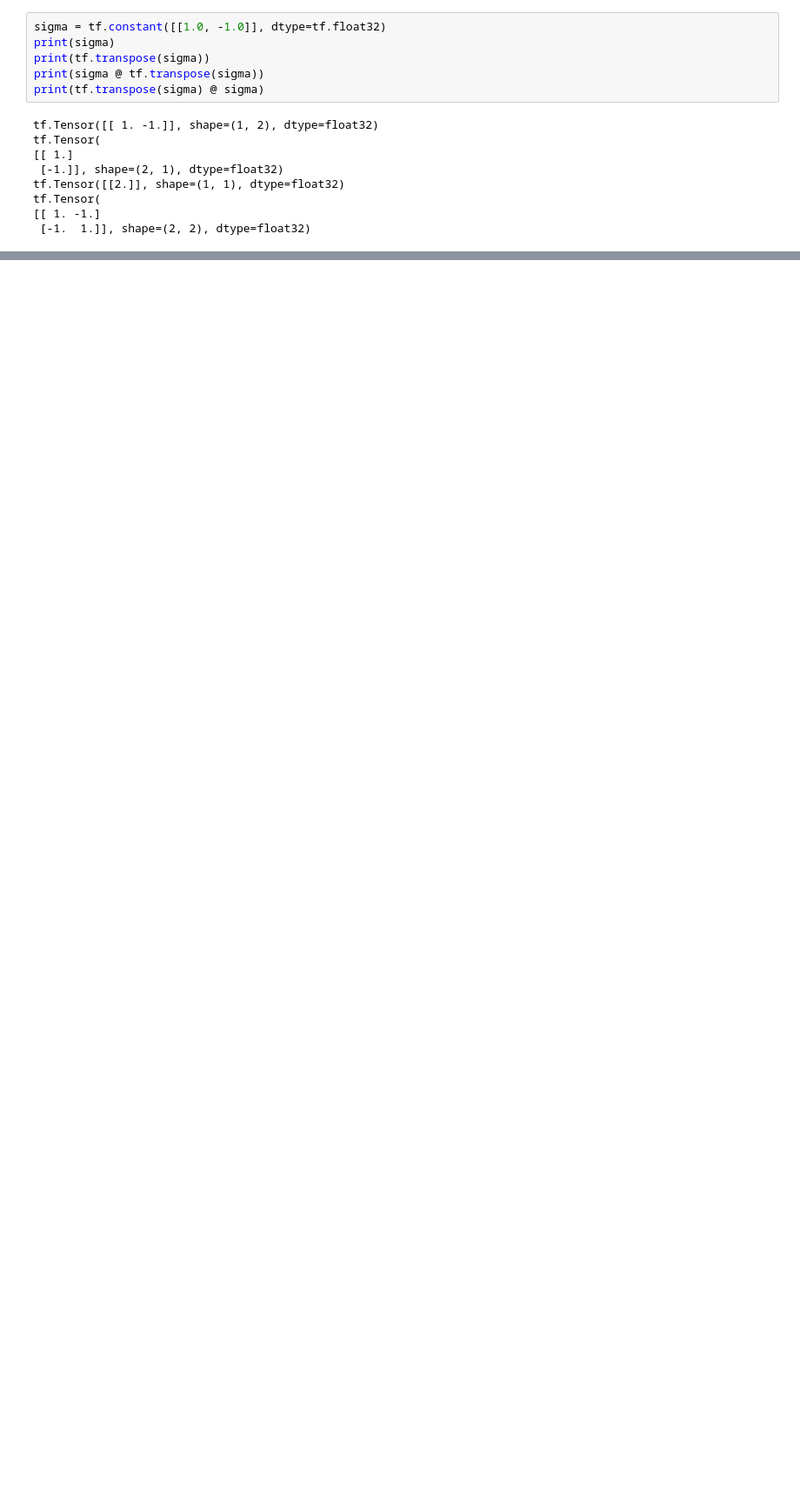
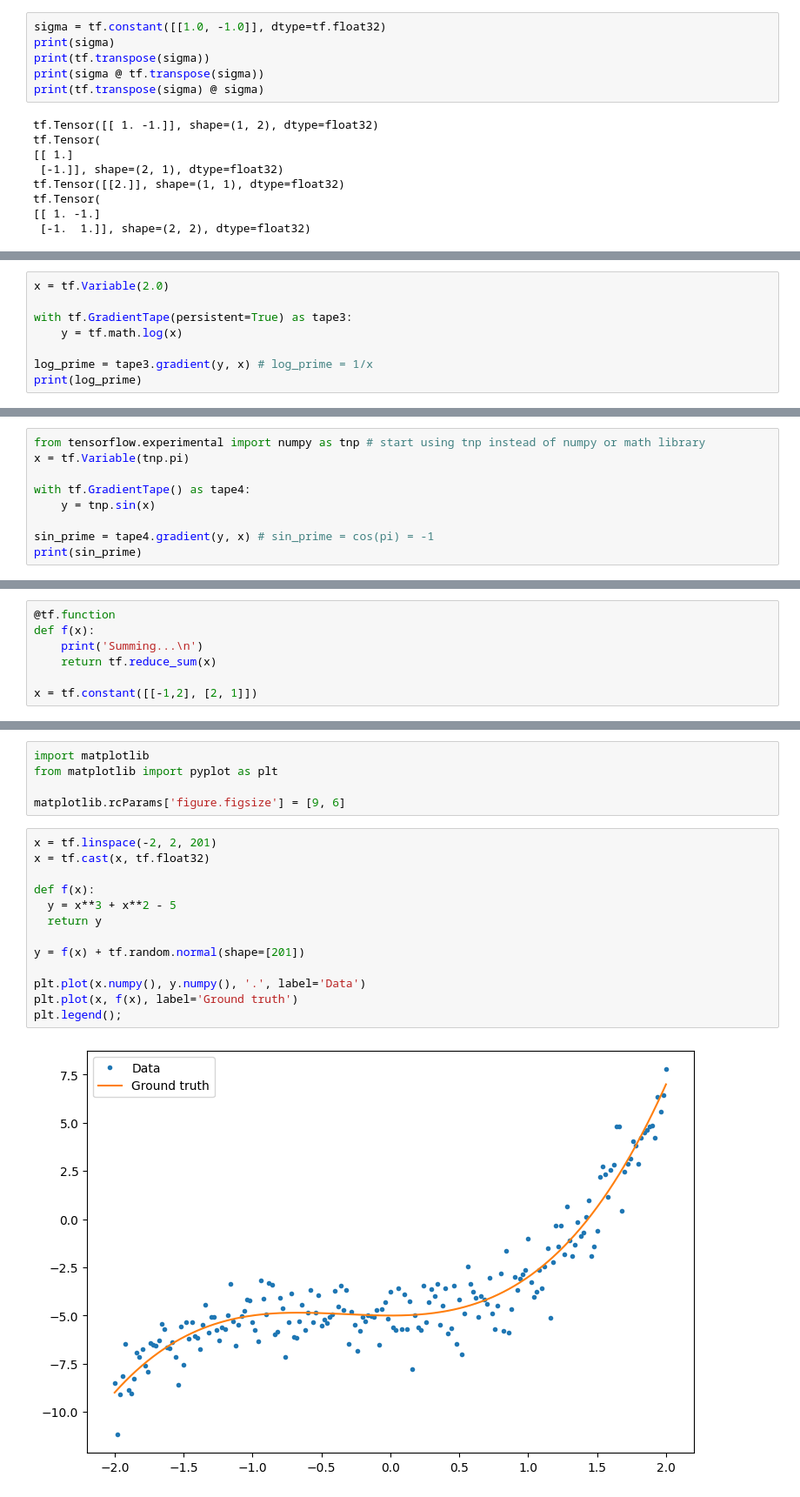
Before and after one commit to Corbanez97/spherical-model, a Jupyter notebook: notebooks/tensor_flow.ipynb, the cells around one changed output, grey strips where cells are left out. Shown: that part at 87% size. Cells and saved outputs as stored; diff of their text form; blank space fills up the shorter version.

Commit message:
TensorFlow study

```diff
--- a/notebooks/tensor_flow.ipynb
+++ b/notebooks/tensor_flow.ipynb
@@ -84,0 +190,8 @@ tf.config.list_physical_devices('GPU')
+# %%
+x = tf.Variable(2.0)
+
+with tf.GradientTape(persistent=True) as tape3:
+    y = tf.math.log(x)
+
+log_prime = tape3.gradient(y, x) # log_prime = 1/x
+print(log_prime)
@@ -84,0 +200,9 @@ tf.config.list_physical_devices('GPU')
+# %%
+from tensorflow.experimental import numpy as tnp # start using tnp instead of numpy or math library
+x = tf.Variable(tnp.pi)
+
+with tf.GradientTape() as tape4:
+    y = tnp.sin(x)
+
+sin_prime = tape4.gradient(y, x) # sin_prime = cos(pi) = -1
+print(sin_prime)
@@ -84,0 +215,7 @@ tf.config.list_physical_devices('GPU')
+# %%
+@tf.function
+def f(x):
+    print('Summing...\n')
+    return tf.reduce_sum(x)
+
+x = tf.constant([[-1,2], [2, 1]])
@@ -84,0 +273,20 @@ tf.config.list_physical_devices('GPU')
+# %%
+import matplotlib
+from matplotlib import pyplot as plt
+
+matplotlib.rcParams['figure.figsize'] = [9, 6]
+# %%
+x = tf.linspace(-2, 2, 201)
+x = tf.cast(x, tf.float32)
+
+def f(x):
+  y = x**3 + x**2 - 5
+  return y
+
+y = f(x) + tf.random.normal(shape=[201])
+
+plt.plot(x.numpy(), y.numpy(), '.', label='Data')
+plt.plot(x, f(x), label='Ground truth')
+plt.legend();
+# %% [output]
+[figure, added]
```
Also changed, not shown: parts of 36 cells of this notebook, 5 other files.
